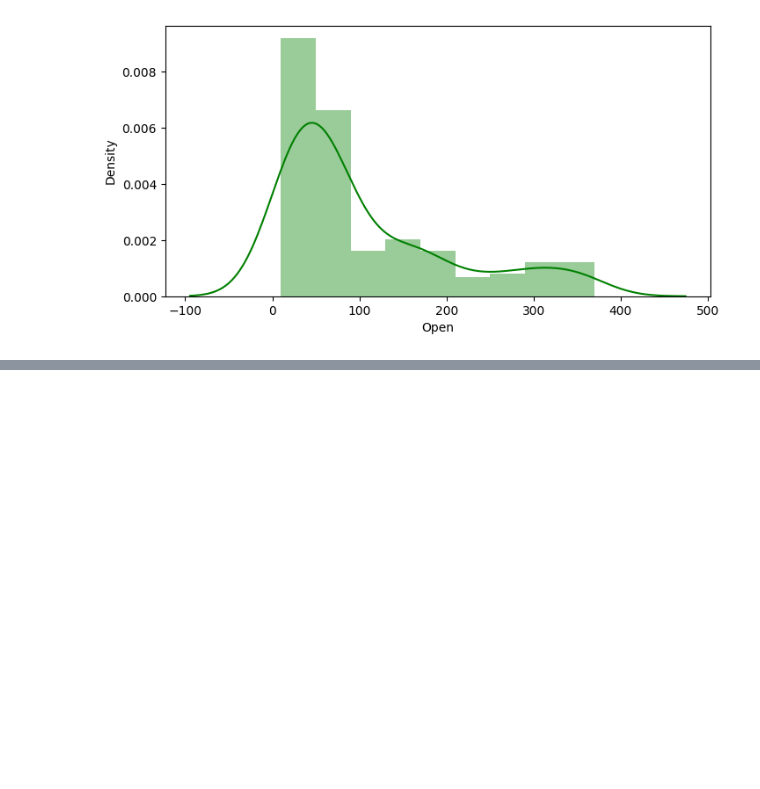
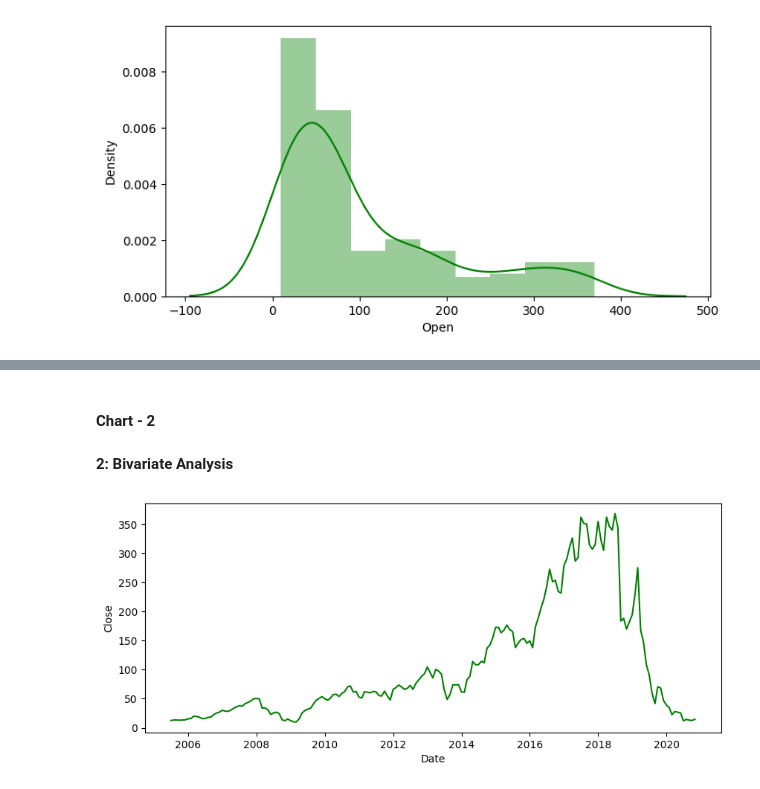
Before and after one commit to Divya-DS-DA/Yes-Bank-Stock-Closing-Price-Prediction, a Jupyter notebook: MLRegression_yes_bank_stock_pricing_pred.ipynb, the cells around one changed output, grey strips where cells are left out. Drawn from its saved outputs; the diff is of its cells as text; code cells hidden in the pictures; blank space fills up the shorter version.

```diff
--- a/MLRegression_yes_bank_stock_pricing_pred.ipynb
+++ b/MLRegression_yes_bank_stock_pricing_pred.ipynb
@@ -212,0 +231,13 @@ plt.show()
+# %% [markdown]
+#### Chart - 2
+# %% [markdown]
+**2: Bivariate Analysis**
+# %%
+# Chart-2: Bivariate Analysis
+# Relationship between opening and closing price stock
+
+plt.figure(figsize=(10,4))
+sns.lineplot(x='Date',y='Close',data=data, color = 'green')
+plt.show()
+# %% [output]
+[figure, added]
```
Also changed, not shown: parts of 53 cells of this notebook.
